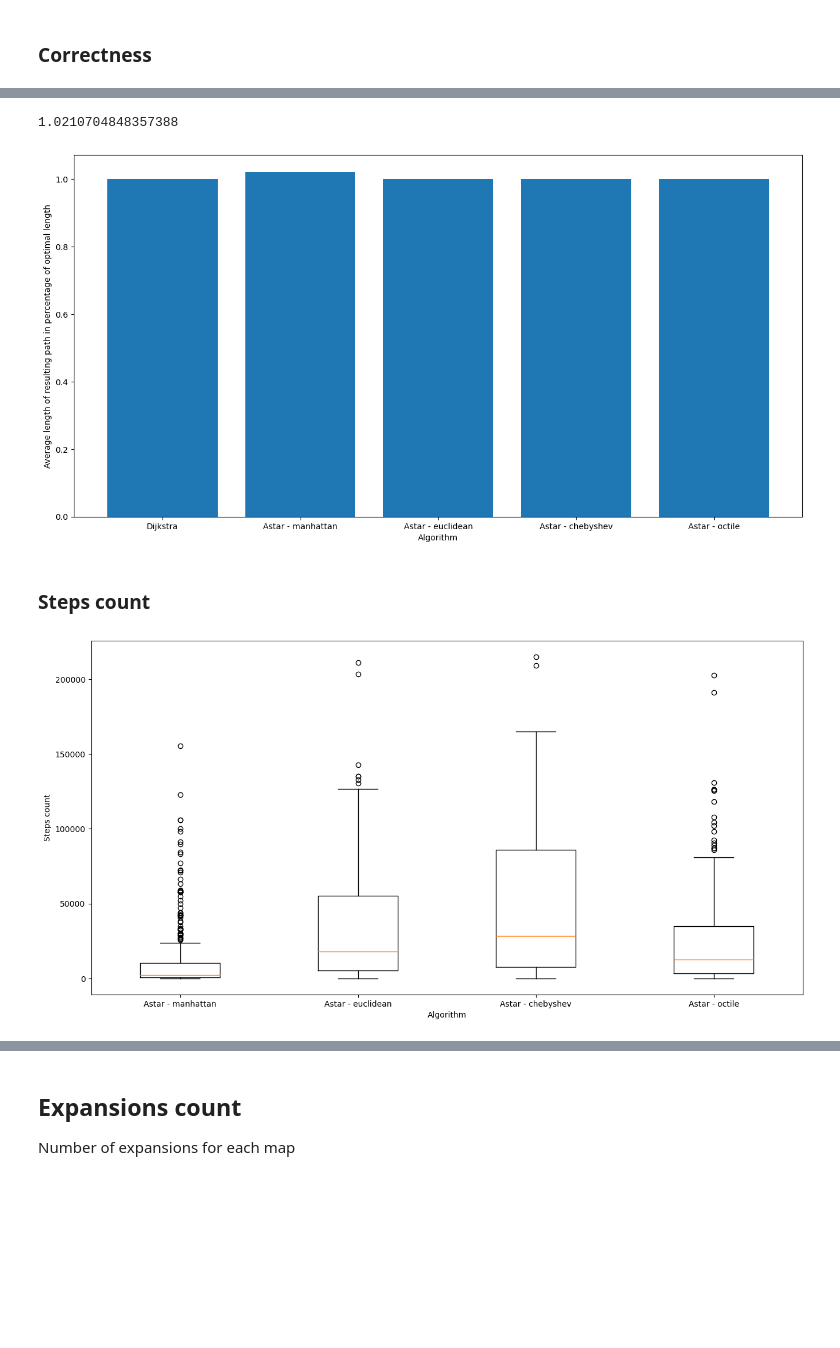
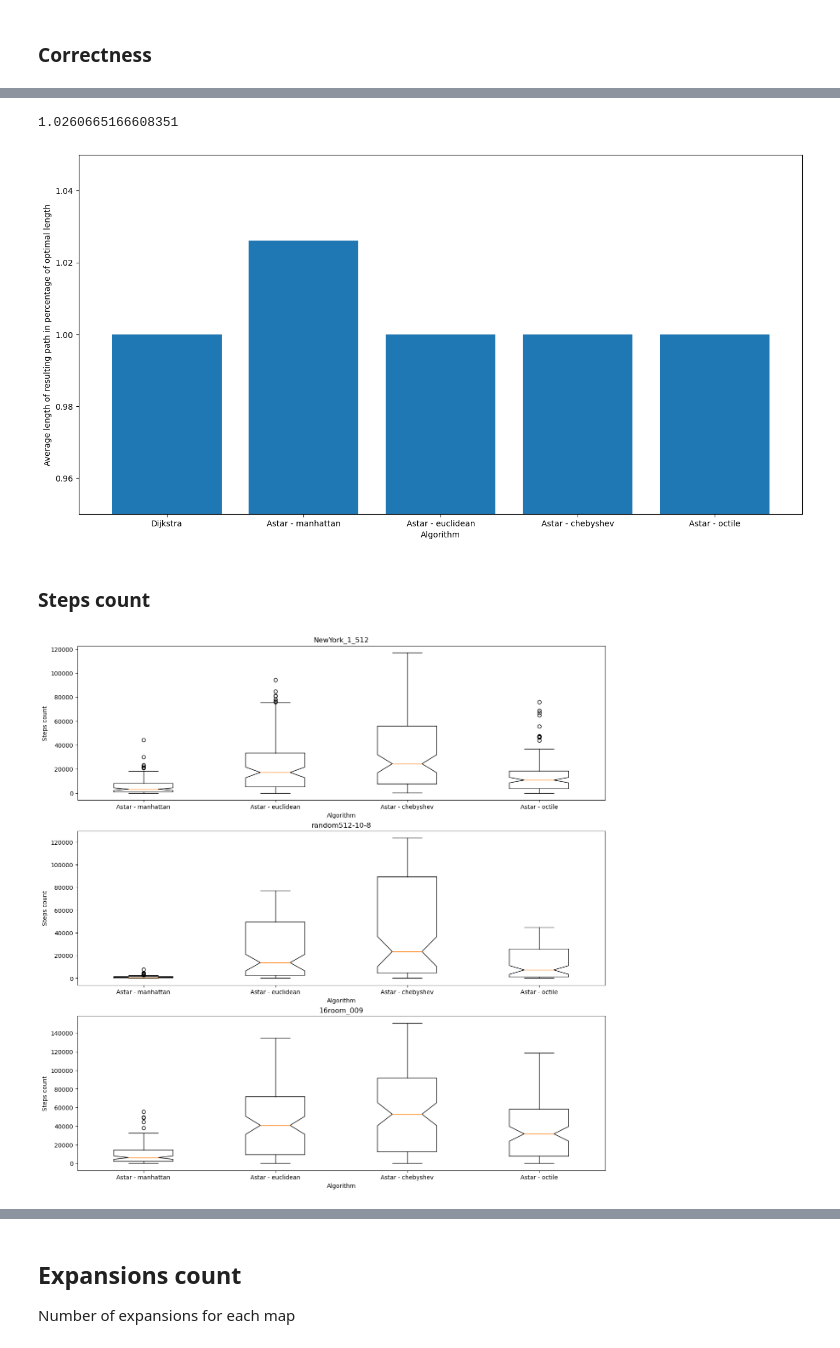
Before and after one commit to nadiaroschina/benchmarking_astar, a Jupyter notebook: lab04-benchmarking.ipynb, the cells around one changed output, grey strips where cells are left out. Saved outputs shown, nothing was run; the diff lists cells and outputs as text; code cells hidden in the pictures; blank space fills up the shorter version.

Commit message:
fixes: tripled boxplots and graphics for different maps added maps images changed one map to a similar one

```diff
--- a/lab04-benchmarking.ipynb
+++ b/lab04-benchmarking.ipynb
@@ -520,8 +533,8 @@ all_scens_new_york = np.array(read_scens_from_file('test_data/street_grid/NewYor
 map_random = read_map_from_file('test_data/random_grid/random512-10-8.map')
 all_scens_random = read_scens_from_file('test_data/random_grid/random512-10-8.map.scen')
 
-map_room = read_map_from_file('test_data/room_grid/64room_002.map')
-all_scens_room = read_scens_from_file('test_data/room_grid/64room_002.map.scen')
+map_room = read_map_from_file('test_data/room_grid/16room_009.map')
+all_scens_room = read_scens_from_file('test_data/room_grid/16room_009.map.scen')
 # %%
 np.random.seed(1337)
 
@@ -565,7 +578,7 @@ Benchmarking on map 64room_002
 # %% [markdown]
 ## Results comparison
 # %%
-map_names = ['NewYork_1_512', 'random512-10-8', '64room_002']
+map_names = ['NewYork_1_512', 'random512-10-8', '16room_009']
 algorithm_names = ['Dijkstra', 'Astar - manhattan', 'Astar - euclidean', 'Astar - chebyshev', 'Astar - octile']
 astar_algorithm_names = ['Astar - manhattan', 'Astar - euclidean', 'Astar - chebyshev', 'Astar - octile']
 # %% [markdown]
@@ -603,6 +616,7 @@ Astar - octile:
 fig, ax = plt.subplots(figsize=(16, 8))
 plt.xlabel('Algorithm')
 plt.ylabel('Average length of resulting path in percentage of optimal length')
+ax.set_ylim(0.95, 1.05)
 ax.bar(
     x=algorithm_names,
     height=[
@@ -613,19 +627,27 @@ ax.bar(
 fig.show()
 print(np.mean(np.hstack(np.array([length_percentage_of_optimal['Astar - manhattan'][map_] for map_ in map_names]))))
 # %% [output]
-1.0210704848357388
+1.0260665166608351
-[figure, old version]
+[figure, new version]
 # %% [markdown]
 ### Steps count
 # %%
-fig, ax = plt.subplots(figsize=(16, 8))
-plt.xlabel('Algorithm')
-plt.ylabel('Steps count')
-ax.boxplot(
-    [np.hstack(np.array([steps[alg][map_] for map_ in map_names])) for alg in astar_algorithm_names],
-    labels=astar_algorithm_names
-)
+fig, axes = plt.subplots(3, figsize=(16, 16))
+
+for i, map_ in enumerate(map_names):
+
+    ax = axes[i]
+    ax.set_xlabel('Algorithm')
+    ax.set_ylabel('Steps count')
+    ax.set_title(map_)
+
+    ax.boxplot(
+        [steps[alg][map_] for alg in astar_algorithm_names],
+        labels=astar_algorithm_names,
+        notch=True
+    )
+
 fig.show()
 # %% [output]
-[figure, old version]
+[figure, new version]
 # %%
```
Also changed, not shown: parts of 9 cells of this notebook, 7 other files.
